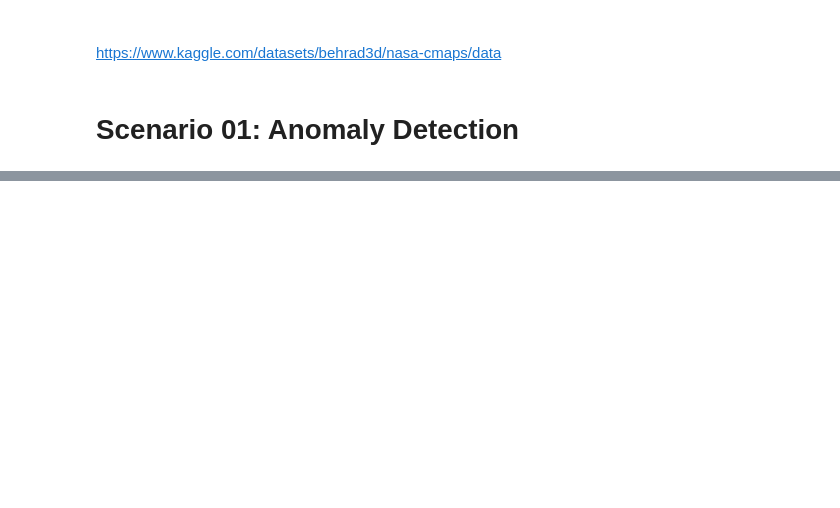
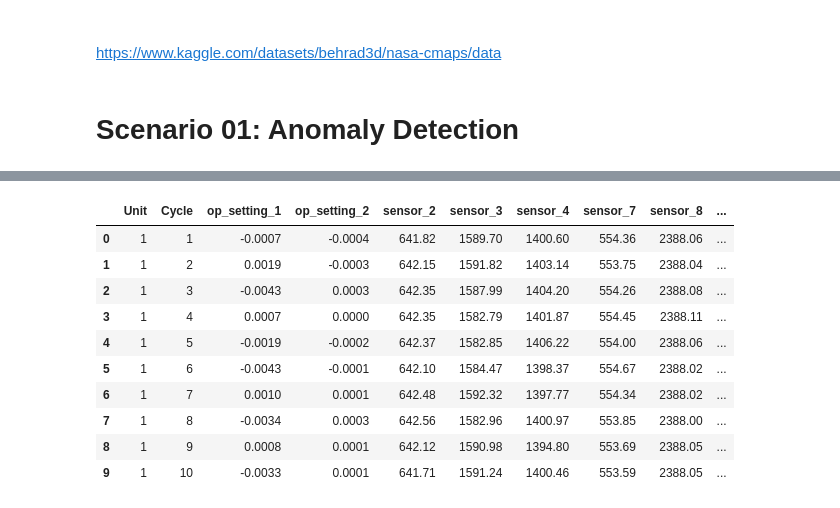
Before and after one commit to phpfontana/trabalho-bi-2024-01, a Jupyter notebook: notebooks/entrega-parcial-02.ipynb, the cells around one changed output, grey strips where cells are left out. Saved outputs shown, nothing was run; the diff lists cells and outputs as text; code cells hidden in the pictures; blank space fills up the shorter version.

```diff
--- a/notebooks/entrega-parcial-02.ipynb
+++ b/notebooks/entrega-parcial-02.ipynb
@@ -334,0 +397,20 @@ plt.show()
+# %%
+import pandas as pd
+
+# Drop columns with constant values
+data = data.drop(columns=['op_setting_3','sensor_1', 'sensor_5', 'sensor_6', 'sensor_10', 'sensor_16', 'sensor_18', 'sensor_19'])
+
+# Display the first 10 rows
+data.head(10)
+# %% [output]
+|  | Unit | Cycle | op_setting_1 | op_setting_2 | sensor_2 | sensor_3 | sensor_4 | sensor_7 | sensor_8 | ... |
+| 0 | 1 | 1 | -0.0007 | -0.0004 | 641.82 | 1589.70 | 1400.60 | 554.36 | 2388.06 | ... |
+| 1 | 1 | 2 | 0.0019 | -0.0003 | 642.15 | 1591.82 | 1403.14 | 553.75 | 2388.04 | ... |
+| 2 | 1 | 3 | -0.0043 | 0.0003 | 642.35 | 1587.99 | 1404.20 | 554.26 | 2388.08 | ... |
+| 3 | 1 | 4 | 0.0007 | 0.0000 | 642.35 | 1582.79 | 1401.87 | 554.45 | 2388.11 | ... |
+| 4 | 1 | 5 | -0.0019 | -0.0002 | 642.37 | 1582.85 | 1406.22 | 554.00 | 2388.06 | ... |
+| 5 | 1 | 6 | -0.0043 | -0.0001 | 642.10 | 1584.47 | 1398.37 | 554.67 | 2388.02 | ... |
+| 6 | 1 | 7 | 0.0010 | 0.0001 | 642.48 | 1592.32 | 1397.77 | 554.34 | 2388.02 | ... |
+| 7 | 1 | 8 | -0.0034 | 0.0003 | 642.56 | 1582.96 | 1400.97 | 553.85 | 2388.00 | ... |
+| 8 | 1 | 9 | 0.0008 | 0.0001 | 642.12 | 1590.98 | 1394.80 | 553.69 | 2388.05 | ... |
+| 9 | 1 | 10 | -0.0033 | 0.0001 | 641.71 | 1591.24 | 1400.46 | 553.59 | 2388.05 | ... |
```
Also changed, not shown: parts of 46 cells of this notebook.
